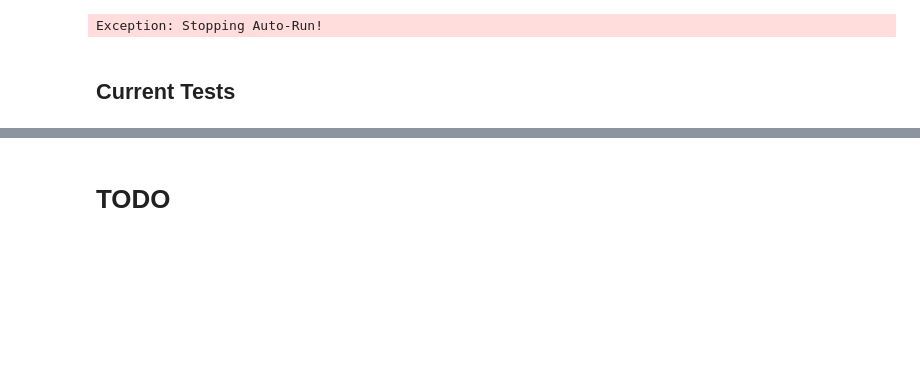
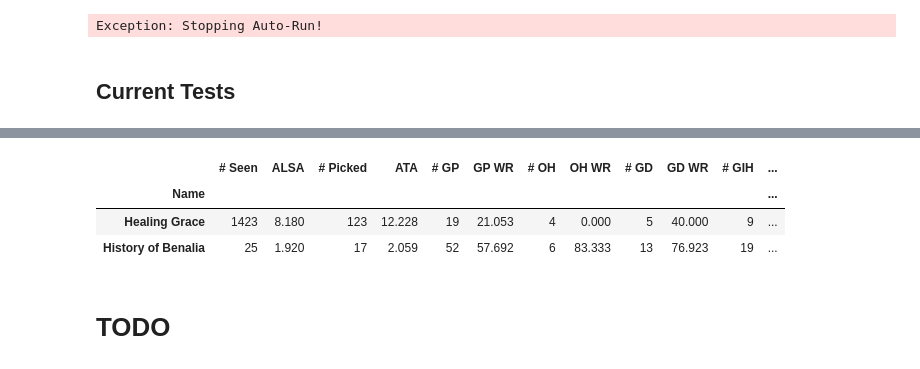
Before and after one commit to ZacharyMN709/DraftMetaReporter, a Jupyter notebook: Scratch.ipynb, the cells around one changed output, grey strips where cells are left out. Drawn from its saved outputs; the diff is of its cells as text; code cells hidden in the pictures; blank space fills up the shorter version.

```diff
--- a/Scratch.ipynb
+++ b/Scratch.ipynb
@@ -506,3 +506,7 @@ def get_dreg_cards(card_rarity=None, deck_color='', iwd_thresh=0, play_lim=0.01)
 get_niche_cards(deck_color='GW', card_rarity='CU')
 # %%
 set_data.BO1.card_archetype_performance("Era of Enlightenment")
+# %%
+fetcher = RawDataFetcher('DOM', 'PremierDraft')
+# %%
+meta_dict, card_dict = fetcher.get_day_data(date(2022, 4, 1))
@@ -509,3 +642,10 @@ set_data.BO1.card_archetype_performance("Era of Enlightenment")
+# %%
+frame
+# %% [output]
+|  | # Seen | ALSA | # Picked | ATA | # GP | GP WR | # OH | OH WR | # GD | GD WR | # GIH | ... |
+| Name |  |  |  |  |  |  |  |  |  |  |  | ... |
+| Healing Grace | 1423 | 8.180 | 123 | 12.228 | 19 | 21.053 | 4 | 0.000 | 5 | 40.000 | 9 | ... |
+| History of Benalia | 25 | 1.920 | 17 | 2.059 | 52 | 57.692 | 6 | 83.333 | 13 | 76.923 | 19 | ... |
 # %% [markdown]
 # TODO
 # %% [markdown]
```
Also changed, not shown: parts of 9 cells of this notebook, 13 other files.
